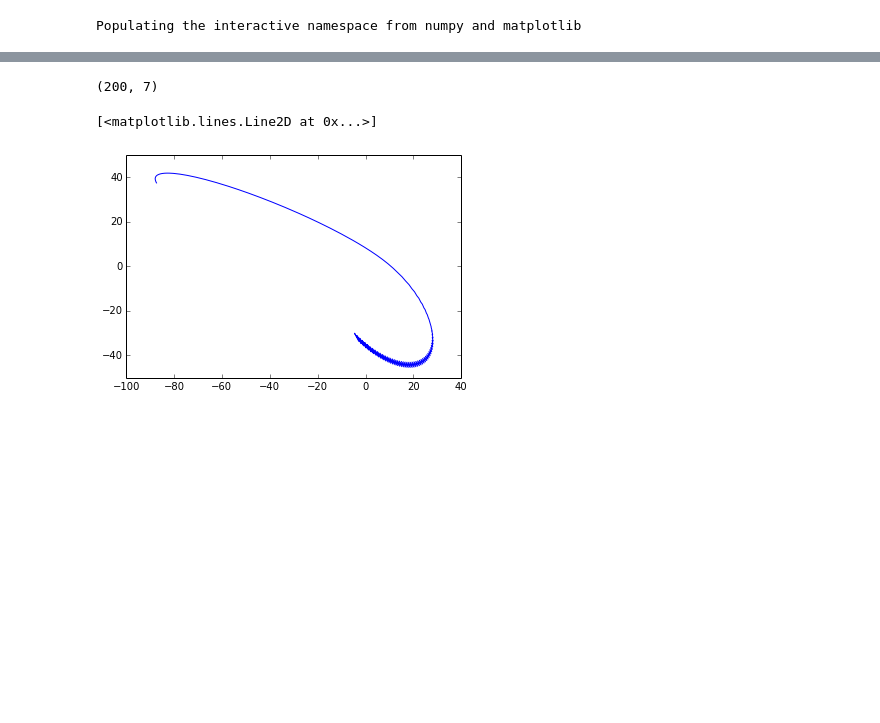
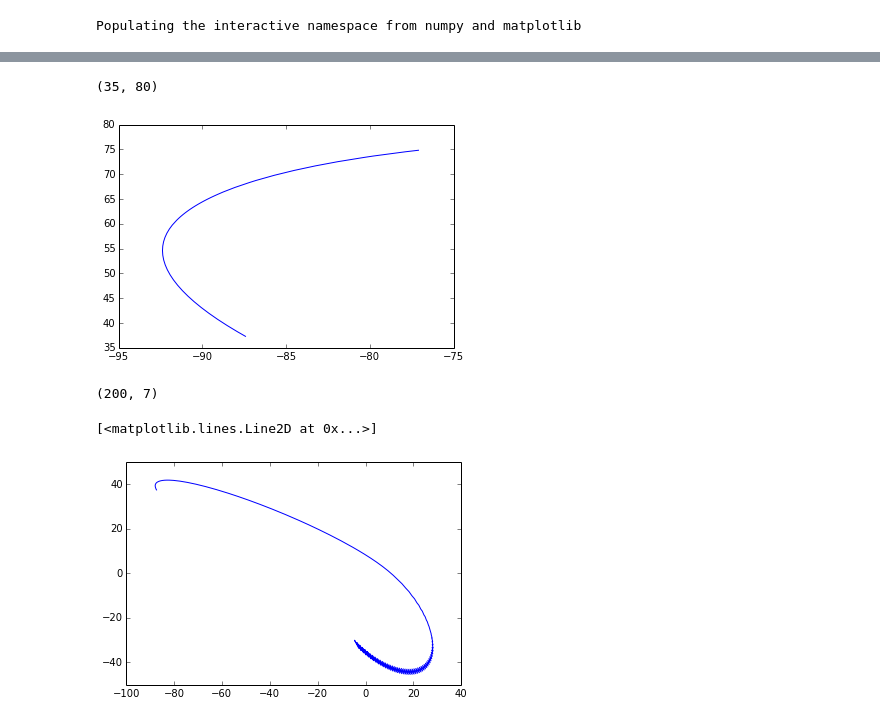
Before and after one commit to jngaravitoc/test_orbits, a Jupyter notebook: exploratory_code/orbits_MW.ipynb, the cells around one changed output, grey strips where cells are left out. Drawn from its saved outputs; the diff is of its cells as text; code cells hidden in the pictures; blank space fills up the shorter version.

```diff
--- a/exploratory_code/orbits_MW.ipynb
+++ b/exploratory_code/orbits_MW.ipynb
@@ -37,0 +36,4 @@ leapfrog.integrate?
+# %%
+LMC_model = ['hernquist', 0.001, 5, 5]
+pos_LMC = [-87.43, -0.51, 37.31]
+vel_LMC = [16.55, 48.46, -31.33]
@@ -38,3 +47,11 @@ leapfrog.integrate?
+# %%
+#plot(posNGC[:,0], posNGC[:,2])
+plot(posNGC2[:,0], posNGC2[:,2])
+xlim(-95, -75)
+ylim(35, 80)
+# %% [output]
+(35, 80)
+[figure, added]
 # %%
 NGC2419_orbit = np.loadtxt('../../orbits/data/NGC2419/NGC2419_MW_sat.txt')
 NGC2419_orbit_host = np.loadtxt('../../orbits/data/NGC2419/NGC2419_MW_host.txt')
```
Also changed, not shown: parts of 12 cells of this notebook.
